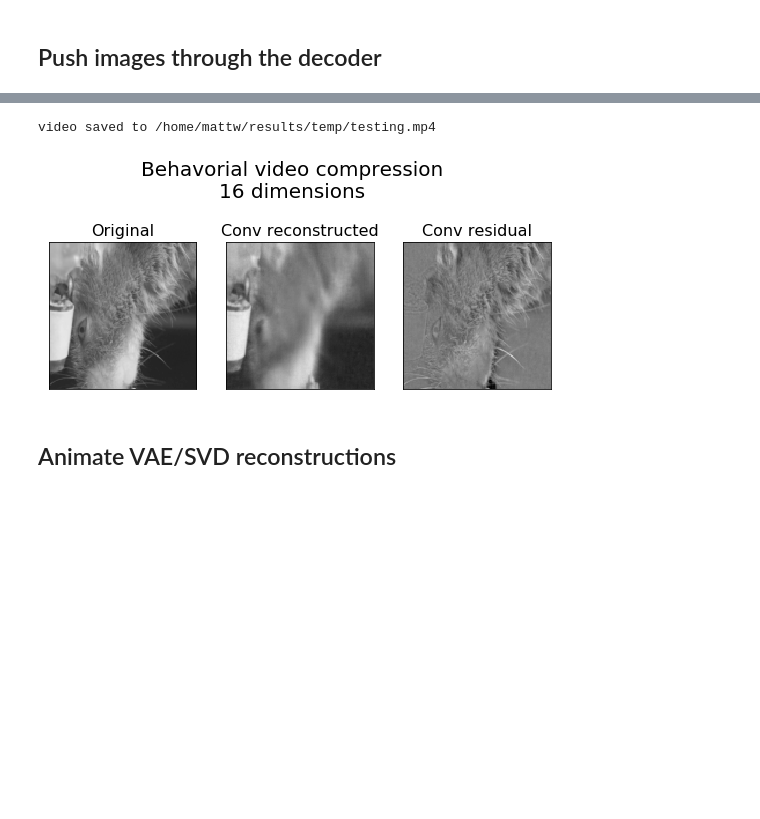
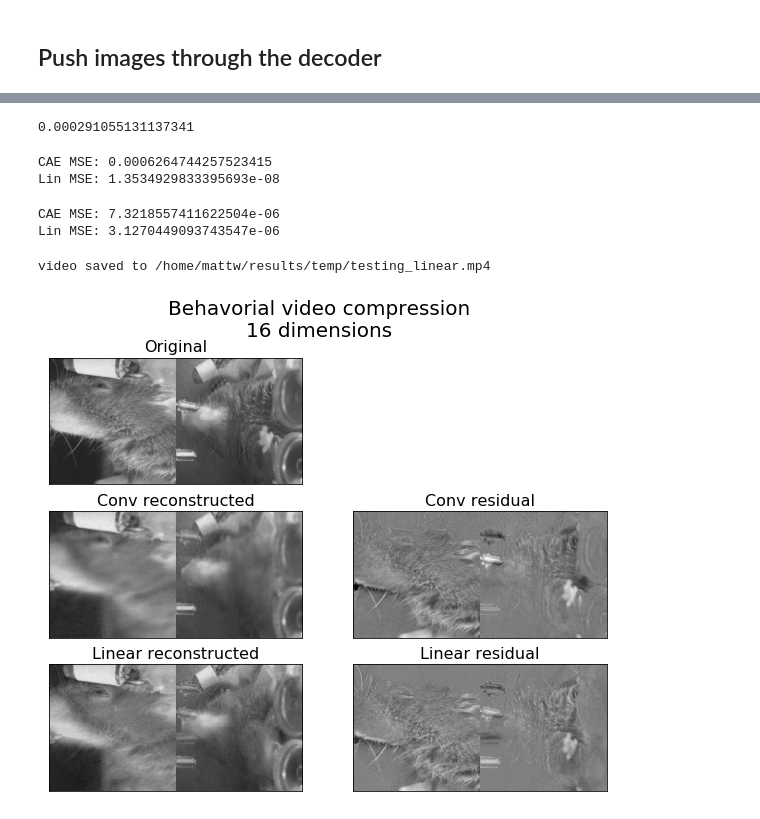
Before and after one commit to themattinthehatt/behavenet, a Jupyter notebook: analyses/ae/conv_linear_reconstructions.ipynb, the cells around one changed output, grey strips where cells are left out. Saved outputs shown, nothing was run; the diff lists cells and outputs as text; code cells hidden in the pictures; blank space fills up the shorter version.

```diff
--- a/analyses/ae/conv_linear_reconstructions.ipynb
+++ b/analyses/ae/conv_linear_reconstructions.ipynb
@@ -84,24 +87,47 @@ AE(
 # %%
 batch, dataset = data_generator.next_batch('test')
-ims_orig = batch['images'][0]
-ims_recon_cae, _ = model(ims_orig)
+ims_orig = batch['images'][0, :200]
 
-# process pytorch tensors
+# process batch
+ims_recon_cae, _ = model_cae(ims_orig)
 ims_orig_in = ims_orig.cpu().detach().numpy()
 ims_recon_cae_in = ims_recon_cae.cpu().detach().numpy()
+
+if include_linear:
+    # process batch
+    ims_recon_lin, _ = model_lin(ims_orig)
+    ims_recon_lin_in = ims_recon_lin.cpu().detach().numpy()
+else:
+    ims_recon_lin_in = None
-# %%
-ims_orig_in = ims_orig_in[:, 0, None, :, :]
-ims_recon_cae_in = ims_recon_cae_in[:, 0, None, :, :]
 # %%
 # rotate first channel of musall data
 if hparams['lab'] == 'musall':
     def rotate(img_stack):
-        tmp = np.concatenate([
-            np.flip(np.swapaxes(img_stack[:, 0, :, :], -1, -2), axis=-1)[:, None, :, :],
-            img_stack[:, 1, None, :, :]],
-            axis=1)
+        if img_stack is not None:
+            tmp = np.concatenate([
+                np.flip(np.swapaxes(img_stack[:, 0, :, :], -1, -2), axis=-1)[:, None, :, :],
+                img_stack[:, 1, None, :, :]],
+                axis=1)
+        else:
+            tmp = None
         return tmp
     ims_orig_in = rotate(ims_orig_in)
     ims_recon_cae_in = rotate(ims_recon_cae_in)
-
-# make movie
+    ims_recon_lin_in = rotate(ims_recon_lin_in)
+# %%
+test = np.mean(ims_orig_in-ims_recon_lin_in)**2
+print(test * (192 * 112))
+# %% [output]
+0.000291055131137341
+# %%
+print('CAE MSE: {}'.format(np.mean(ims_orig_in-ims_recon_cae_in)**2))
+print('Lin MSE: {}'.format(np.mean(ims_orig_in-ims_recon_lin_in)**2))
+# %% [output]
+CAE MSE: 0.0006264744257523415
+Lin MSE: 1.3534929833395693e-08
+# %%
+print('CAE MSE: {}'.format(np.mean(ims_orig_in-ims_recon_cae_in)**2))
+print('Lin MSE: {}'.format(np.mean(ims_orig_in-ims_recon_lin_in)**2))
+# %% [output]
+CAE MSE: 7.3218557411622504e-06
+Lin MSE: 3.1270449093743547e-06
@@ -108,12 +250,13 @@ if hparams['lab'] == 'musall':
 # %%
-save_file = '/home/mattw/results/temp/testing'
+save_file = str('/home/mattw/results/temp/%s_testing' % hparams['lab'])
+if include_linear:
+    save_file += '_linear'
 
 make_ae_reconstruction_movie(
     ims_orig=ims_orig_in,
     ims_recon_cae=ims_recon_cae_in,
+    ims_recon_lin=ims_recon_lin_in,
     save_file=save_file, n_ae_latents=hparams['n_ae_latents'])
 # %% [output]
-video saved to /home/mattw/results/temp/testing.mp4
+video saved to /home/mattw/results/temp/testing_linear.mp4
-[figure, old version]
+[figure, new version]
-# %% [markdown]
-## Animate VAE/SVD reconstructions
```
Also changed, not shown: parts of 4 cells of this notebook, 1 other file.
